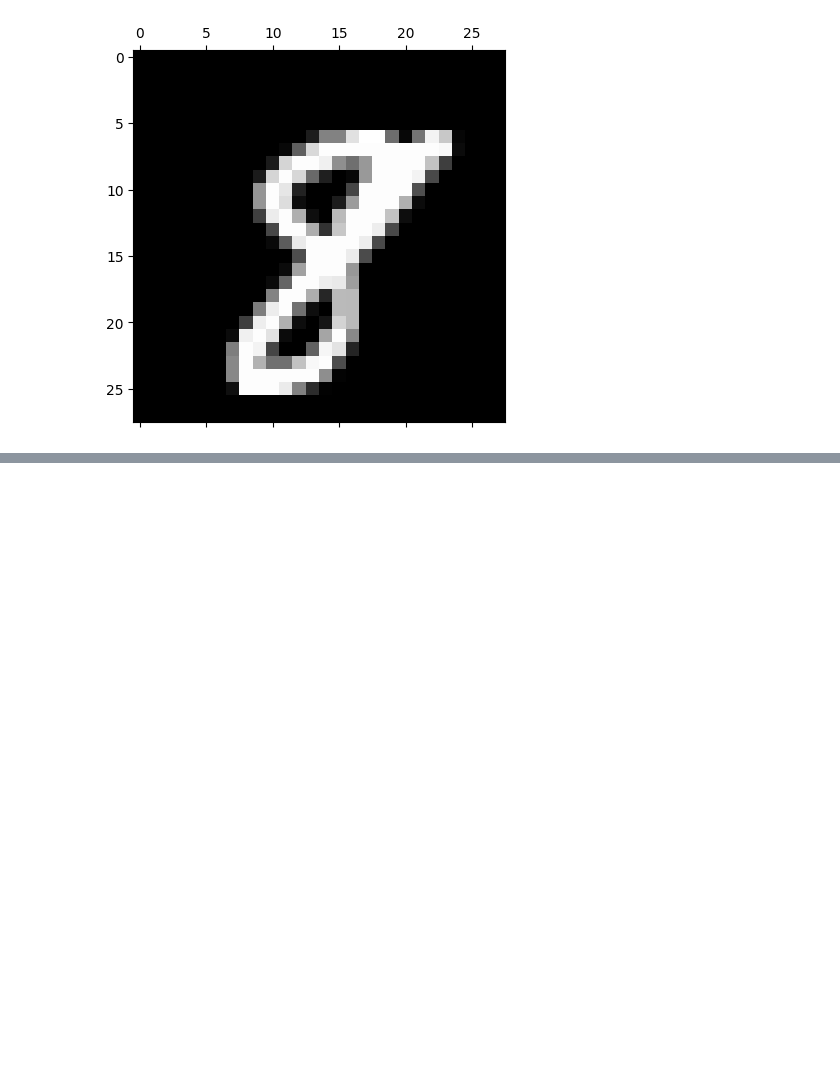
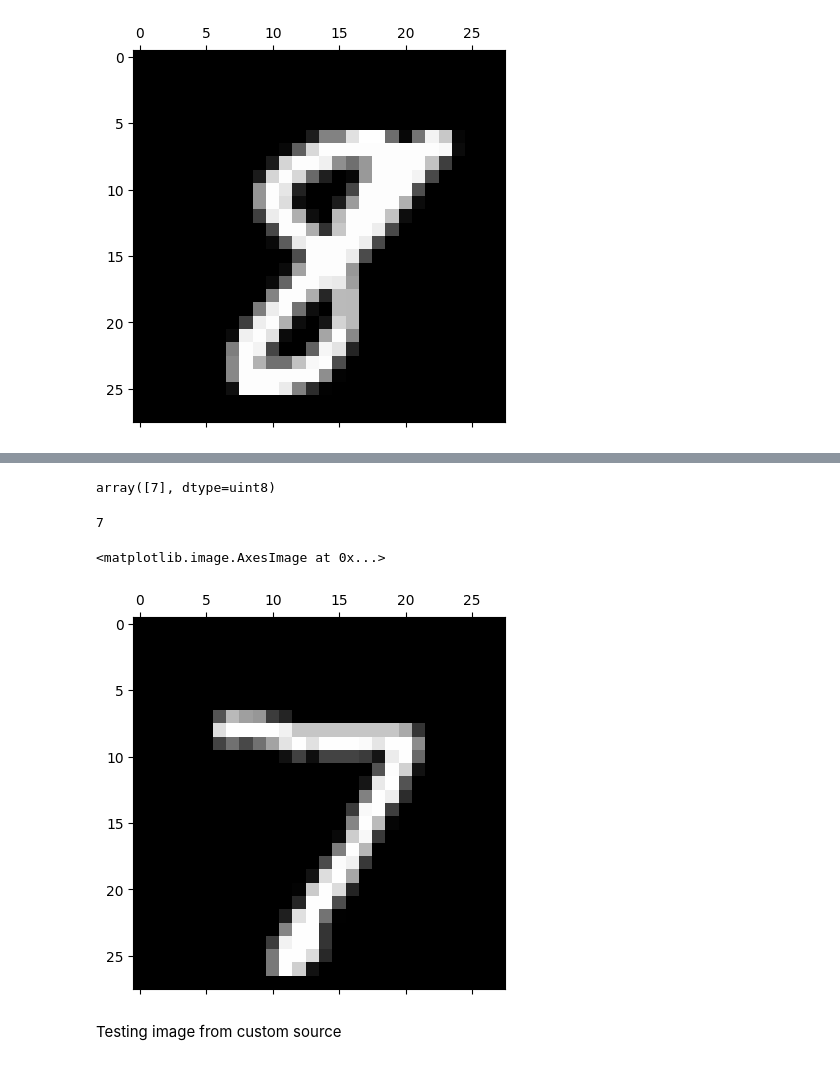
Before and after one commit to SubodhShil/AI-Machine-Learning, a Jupyter notebook: Ostad Course/Module 12/KNN/handwritten_digit_classification.ipynb, the cells around one changed output, grey strips where cells are left out. Saved outputs shown, nothing was run; the diff lists cells and outputs as text; code cells hidden in the pictures; blank space fills up the shorter version.

```diff
--- a/Ostad Course/Module 12/KNN/handwritten_digit_classification.ipynb
+++ b/Ostad Course/Module 12/KNN/handwritten_digit_classification.ipynb
@@ -79,0 +128,15 @@ plt.matshow(X_train[55], cmap='gray')
+# %%
+knn_model.predict(X_test_flattened[[0]])
+# %% [output]
+array([7], dtype=uint8)
+# %%
+y_test[0]
+# %% [output]
+7
+# %%
+plt.matshow(X_test_flattened[[0]].reshape(28, 28), cmap='gray')
+# %% [output]
+<matplotlib.image.AxesImage at 0x...>
+[figure, added]
+# %% [markdown]
+Testing image from custom source
```
Also changed, not shown: parts of 11 cells of this notebook, 2 other files.
